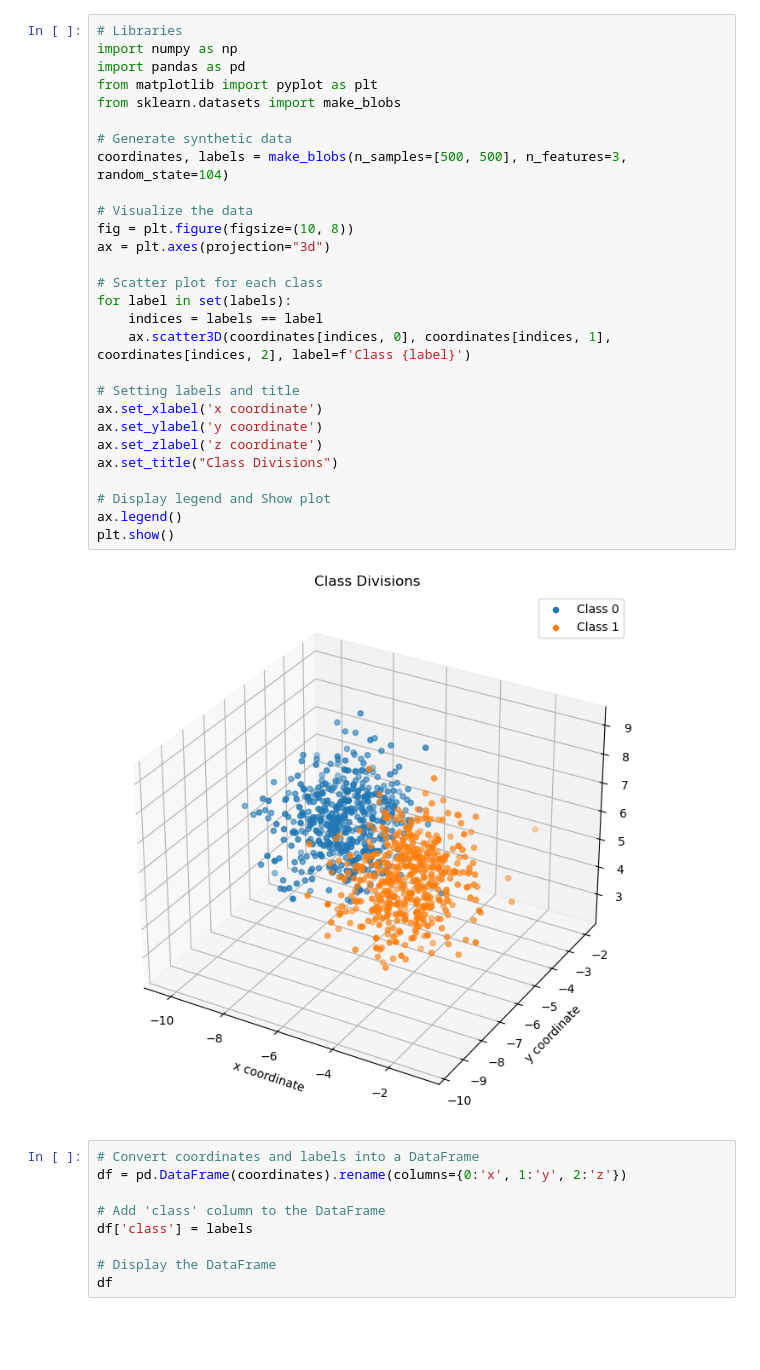
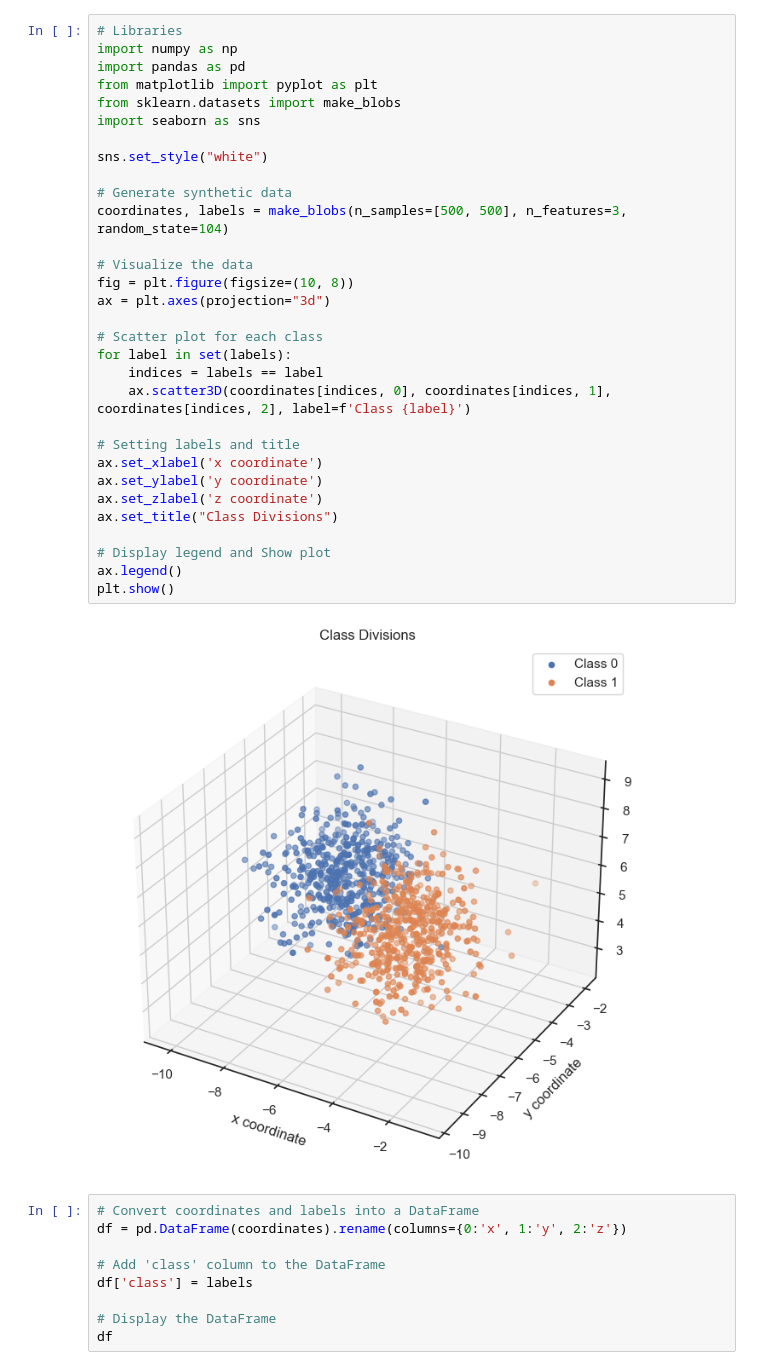
Before and after one commit to FutureGoose/fundamentals_logistic_regression, a Jupyter notebook: fundamentals_logistic_regression.ipynb, the cells around one changed output. Drawn from its saved outputs; the diff is of its cells as text; blank space fills up the shorter version.

```diff
--- a/fundamentals_logistic_regression.ipynb
+++ b/fundamentals_logistic_regression.ipynb
@@ -11,33 +61,36 @@ The code below demonstrates the creation of a synthetic dataset with three featu
 # %%
 # Libraries
 import numpy as np
 import pandas as pd
 from matplotlib import pyplot as plt
 from sklearn.datasets import make_blobs
+import seaborn as sns
+
+sns.set_style("white")
 
 # Generate synthetic data
 coordinates, labels = make_blobs(n_samples=[500, 500], n_features=3, random_state=104)
 
 # Visualize the data
 fig = plt.figure(figsize=(10, 8))
 ax = plt.axes(projection="3d")
 
 # Scatter plot for each class
 for label in set(labels):
     indices = labels == label
     ax.scatter3D(coordinates[indices, 0], coordinates[indices, 1], coordinates[indices, 2], label=f'Class {label}')
 
 # Setting labels and title
 ax.set_xlabel('x coordinate')
 ax.set_ylabel('y coordinate')
 ax.set_zlabel('z coordinate')
 ax.set_title("Class Divisions")
 
 # Display legend and Show plot
 ax.legend()
 plt.show()
 # %% [output]
-[figure, old version]
+[figure, new version]
 # %%
 # Convert coordinates and labels into a DataFrame
 df = pd.DataFrame(coordinates).rename(columns={0:'x', 1:'y', 2:'z'})
```
Also changed, not shown: parts of 53 cells of this notebook.
